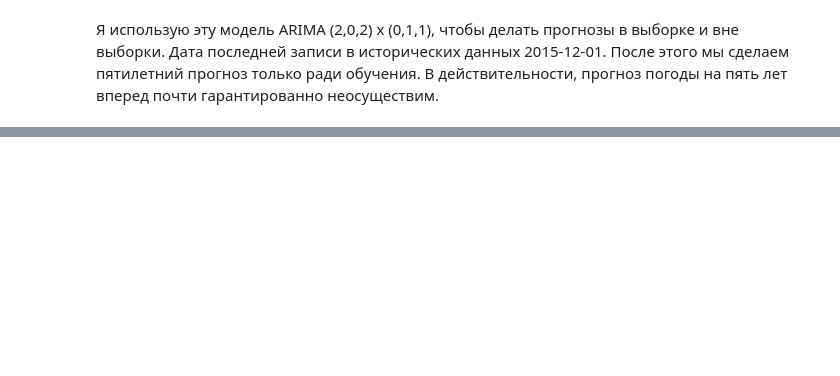
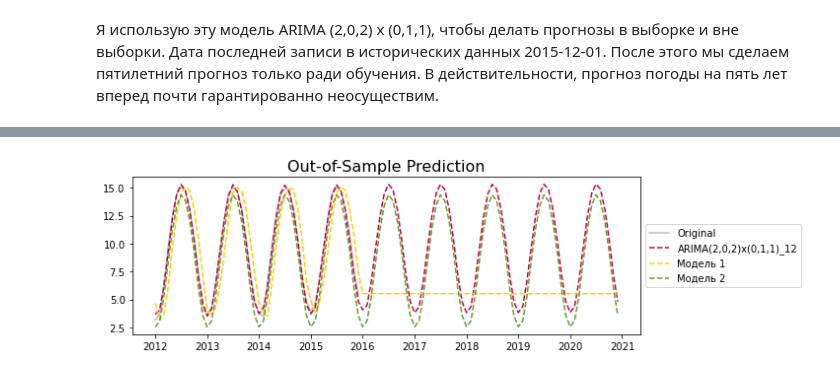
Before and after one commit to SizovaDarya708/ClimateChange, a Jupyter notebook: Climate Change Project.ipynb, the cells around one changed output, grey strips where cells are left out. Cells and saved outputs as stored; diff of their text form; code cells hidden in the pictures; blank space fills up the shorter version.

```diff
--- a/Climate Change Project.ipynb
+++ b/Climate Change Project.ipynb
@@ -518,0 +586,18 @@ SyntaxError: invalid syntax (<ipython-input-45-fc8f14d4aa02>, line 10)
+# %%
+predict_dates = pd.date_range(start = '1850-01-01', end ='2020-12-01', freq='MS')
+df = pd.DataFrame(index = predict_dates, columns = ['forecast', 'observed'])
+df['observed'] = global_temp['LandAverageTemperature']
+
+df_list = []
+for m in range(1, 13):
+    newdf = df[df.index.month == m].copy()
+    newdf['forecast']  = pd.Series.expanding(newdf['observed']).mean()
+    df_list.append(newdf)
+predict_altmod2 = pd.concat(df_list)
+predict_altmod2.sort_index(inplace = True)
+
+predict_altmod2['resid'] = predict_altmod2['observed'] - predict_altmod2['forecast']
+
+
+print(predict_altmod2.head(20))
+print(predict_altmod2.tail(20))
@@ -518,0 +622,17 @@ SyntaxError: invalid syntax (<ipython-input-45-fc8f14d4aa02>, line 10)
+# %%
+fig = plt.figure(figsize = (10, 3))
+mod_names = ['ARIMA(2,0,2)x(0,1,1)_12', 'Модель 1', 'Модель 2']
+predicts = [predict_mod202, predict_altmod1['forecast'], predict_altmod2['forecast']]
+colors = ['#c70039', '#FFCC00', '#669933']
+
+plt.plot(global_temp['LandAverageTemperature']['2012':'2020'], color = 'slategray', label = 'Original', alpha = 0.5)
+
+for i in range(3):
+    plt.plot(predicts[i]['2012':'2020'], color = colors[i], linestyle = '--', label = mod_names[i])
+
+plt.title('Out-of-Sample Prediction', size = 16)
+plt.legend(loc='center left', bbox_to_anchor=(1, 0.5))
+fig.tight_layout()
+plt.show()
+# %% [output]
+[figure, added]
```
Also changed, not shown: parts of 29 cells of this notebook.
